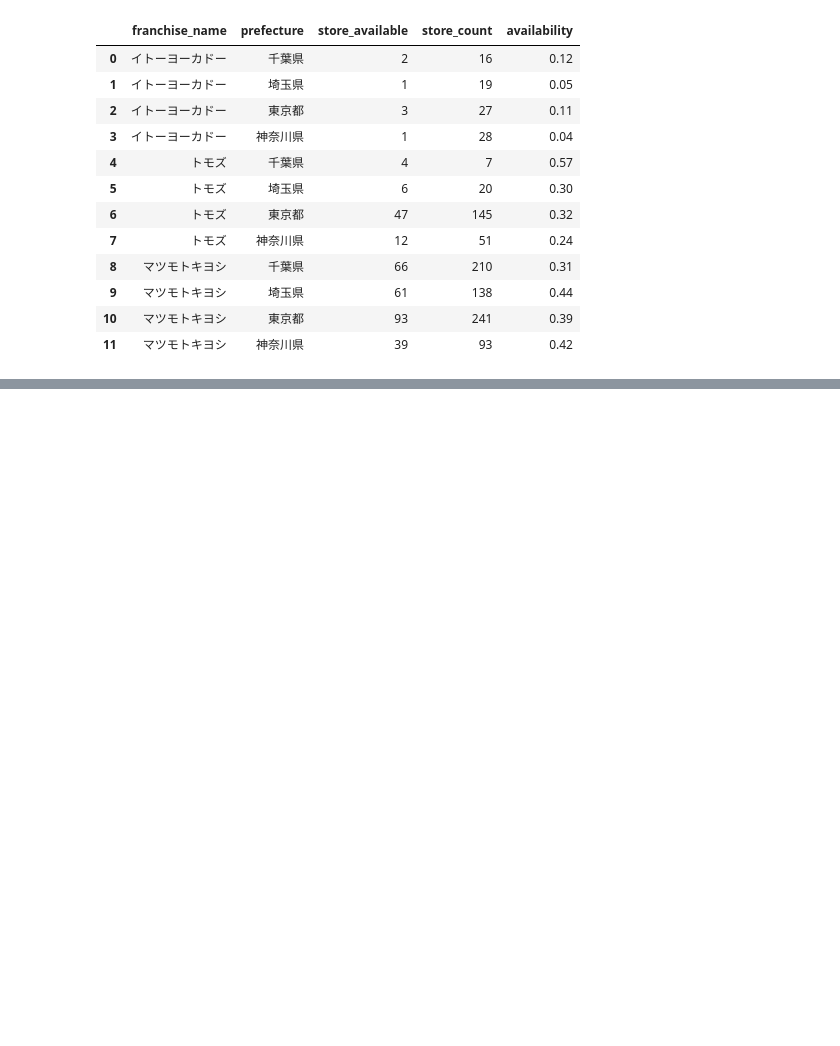
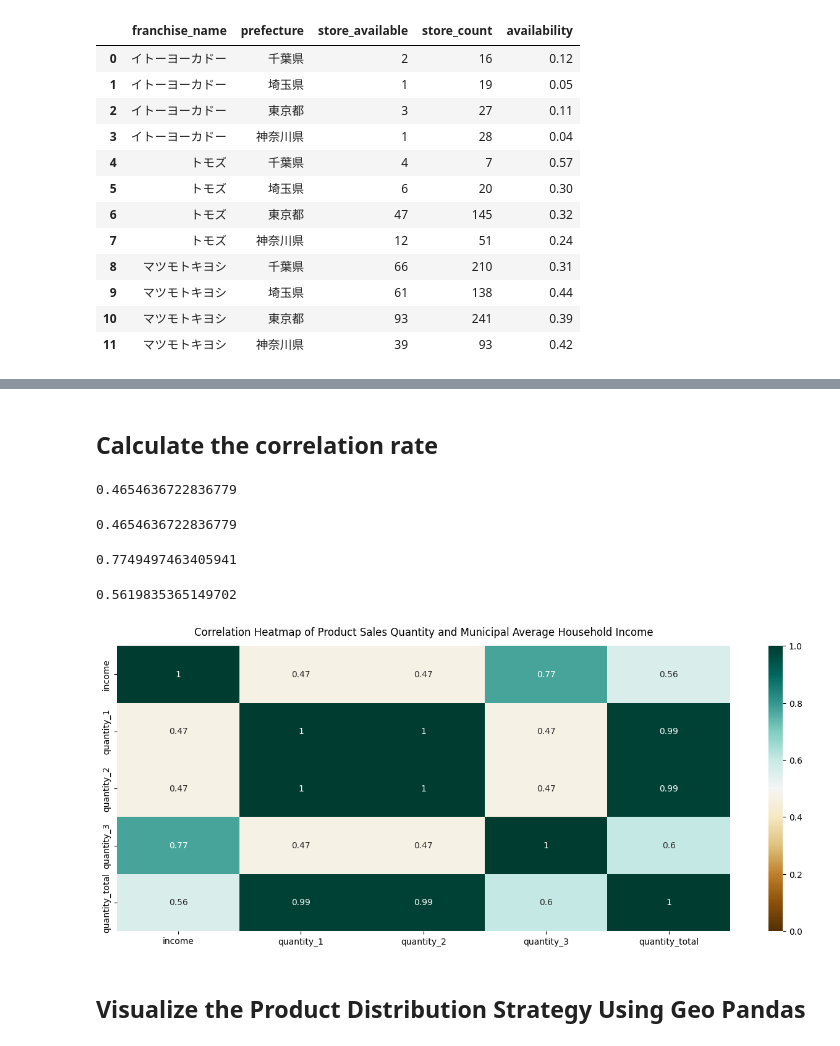
Before and after one commit to Kensuzuki95/EY_Assignment, a Jupyter notebook: Assignment_Analysis.ipynb, the cells around one changed output, grey strips where cells are left out. Cells and saved outputs as stored; diff of their text form; code cells hidden in the pictures; blank space fills up the shorter version.

```diff
--- a/Assignment_Analysis.ipynb
+++ b/Assignment_Analysis.ipynb
@@ -806,0 +819,7 @@ product_availability
+# %%
+income_data = pd.read_excel('/content/drive/MyDrive/EY Recruitment Documents/average_income_per_municipality.xlsx')
+income_data.rename(columns={'順位': 'ranking', '市区町村名': 'municipality', '都道府県名':'prefecture', '平均所得額(円)':'income'}, inplace=True)
+income_data['municipality'] = income_data['prefecture'] + income_data['municipality']
+income_data['income'] = income_data['income'].str.replace(',', '', regex=True)
+income_data['income'] = income_data['income'].str.replace('円', '', regex=True)
+income_data.head()
@@ -806,0 +833,5 @@ product_availability
+# %%
+# Curate a dataset that only contains stores in Tokyo, Kanagawa, Saitama, and Chiba
+income_data_mod = income_data.loc[income_data['prefecture'].isin(['東京都', '神奈川県', '埼玉県', '千葉県'])]
+print(income_data_mod['prefecture'].unique())
+income_data_mod
@@ -806,0 +853,7 @@ product_availability
+# %%
+# Group the data by 'municipality' and 'prefecture', and sum the 'quantity' columns
+municipality_sales = invoice_data.groupby(['municipality', 'prefecture']).agg({'quantity_1': 'sum', 'quantity_2': 'sum', 'quantity_3': 'sum'}).reset_index()
+municipality_sales['quantity_total'] = municipality_sales['quantity_1'] + municipality_sales['quantity_2'] + municipality_sales['quantity_3']
+
+# Print the resulting dataset
+municipality_sales.columns
@@ -806,0 +864,8 @@ product_availability
+# %%
+# Merge the two dataset using municipality as a key
+sales = pd.merge(income_data_mod[['municipality', 'prefecture', 'income']],
+                 municipality_sales[['municipality', 'quantity_1', 'quantity_2', 'quantity_3', 'quantity_total']],
+                 how='left', on = 'municipality', suffixes = ('_left', '_right'))
+sales = sales.fillna(0)
+sales['income'] = sales['income'].astype(float)
+sales
@@ -806,0 +886,39 @@ product_availability
+# %% [markdown]
+## Calculate the correlation rate
+# %%
+# correlation between household income and total product 1(= メンズ・シャンプーM) sales quantity
+sales['income'].corr(sales['quantity_1'])
+# %% [output]
+0.4654636722836779
+# %%
+# correlation between household income and total product 2(= レディース・シャンプーL) sales quantity
+sales['income'].corr(sales['quantity_2'])
+# %% [output]
+0.4654636722836779
+# %%
+# correlation between household income and total product 3(= ラグジュアリ・シャンプーEx) sales quantity
+sales['income'].corr(sales['quantity_3'])
+# %% [output]
+0.7749497463405941
+# %%
+# correlation between household income and total product sales quantity
+sales['income'].corr(sales['quantity_total'])
+# %% [output]
+0.5619835365149702
+# %%
+# Create a correlation heatmap using the above 4 coloumns
+import numpy as np
+import seaborn as sns
+import matplotlib.pyplot as plt
+
+plt.figure(figsize=(16, 6))
+heatmap = sns.heatmap(sales[['income', 'quantity_1', 'quantity_2', 'quantity_3', 'quantity_total']].
+                      corr(), vmin=0, vmax=1, annot=True, cmap='BrBG')
+heatmap.set_title('Correlation Heatmap of Product Sales Quantity and Municipal Average Household Income',
+                  fontdict={'fontsize':12}, pad=12)
+
+plt.savefig('sales_quantity_and_income_heatmap.png', dpi=300, bbox_inches='tight')
+# %% [output]
+[figure, added]
+# %% [markdown]
+## Visualize the Product Distribution Strategy Using Geo Pandas
```
Also changed, not shown: parts of 13 cells of this notebook.
